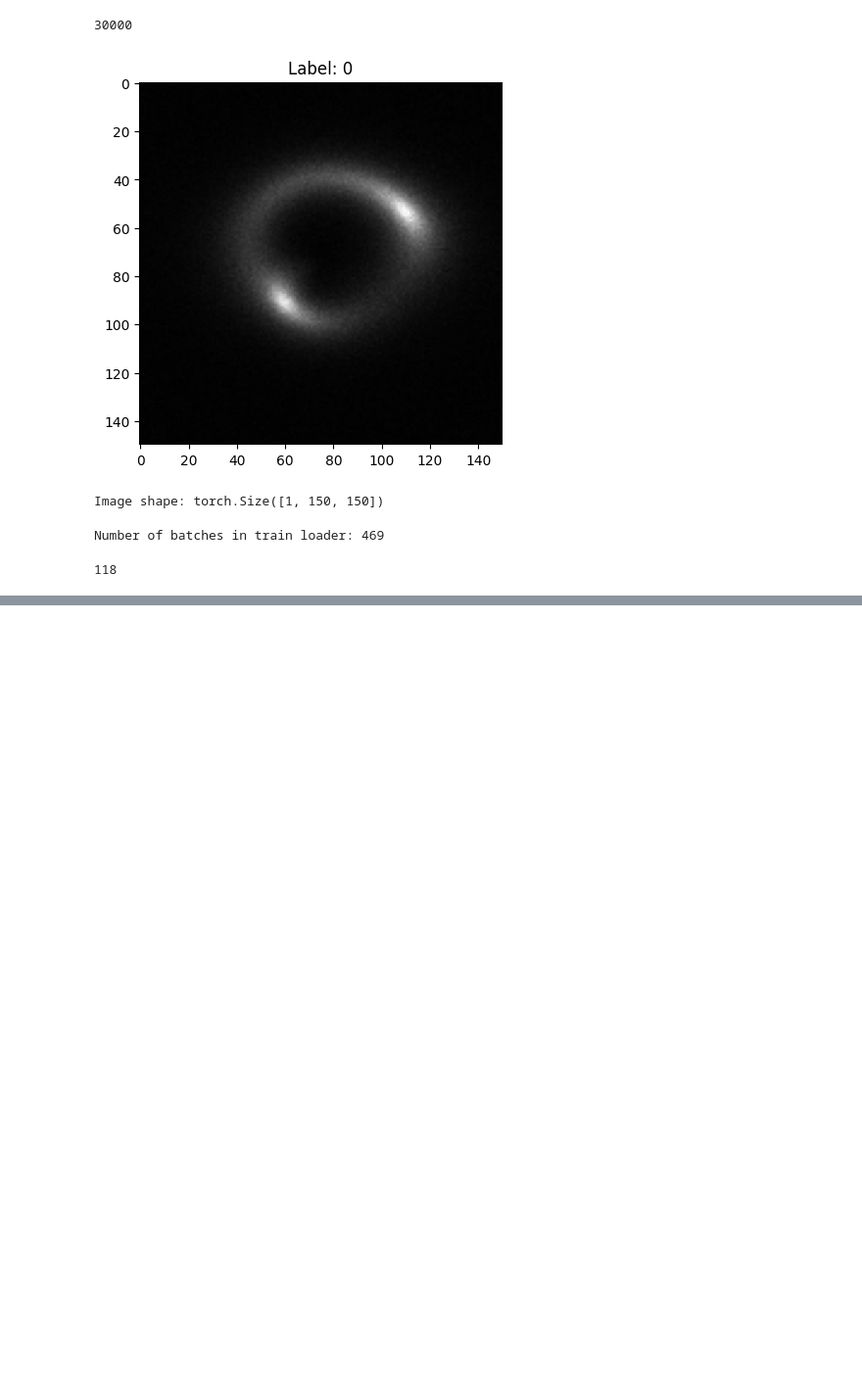
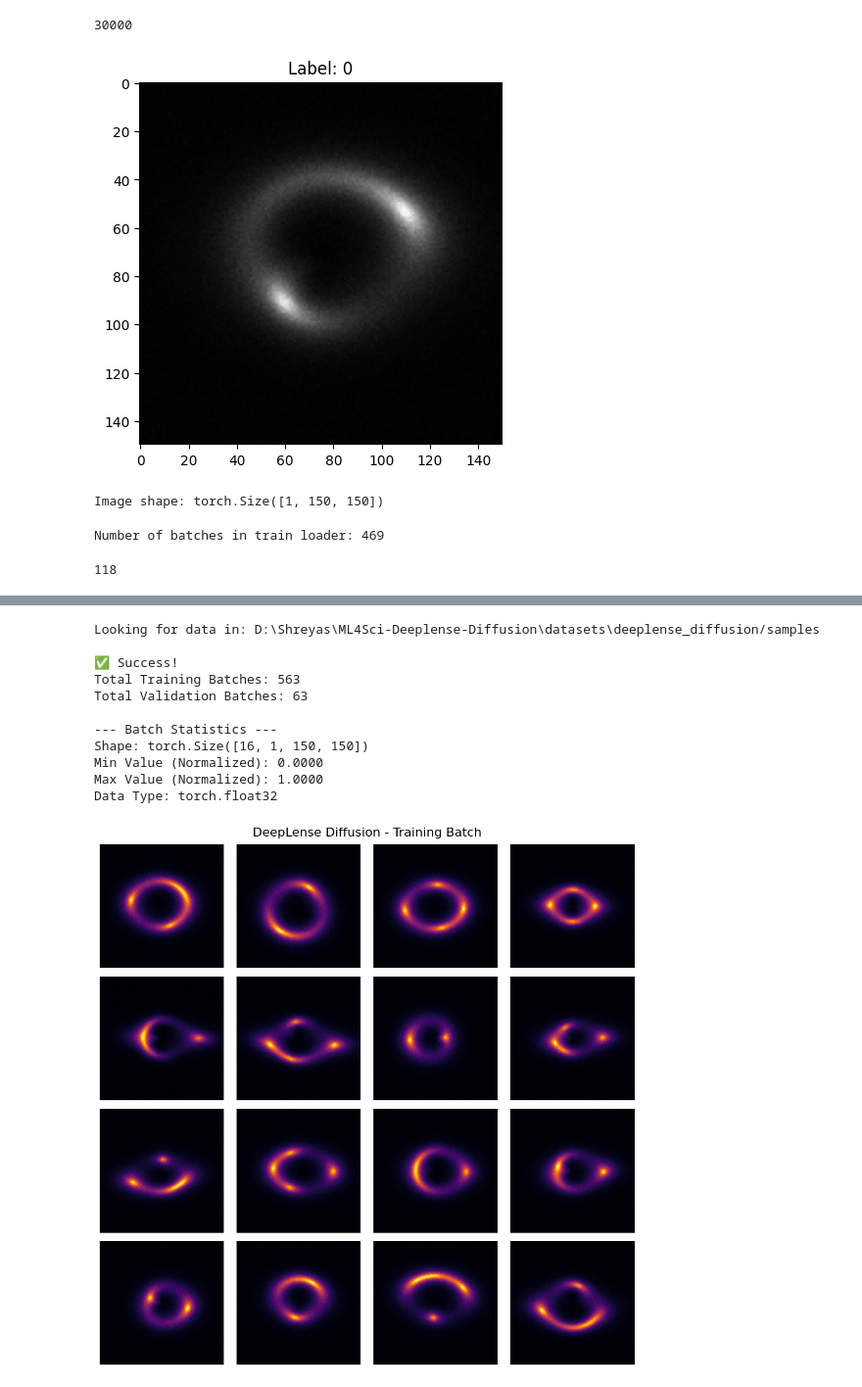
Before and after one commit to JaniShreyas/ML4Sci-Deeplense-Diffusion, a Jupyter notebook: notebooks/Initial_testing/initial_testing.ipynb, the cells around one changed output, grey strips where cells are left out. Shown at 98% size. Saved outputs shown, nothing was run; the diff lists cells and outputs as text; code cells hidden in the pictures; blank space fills up the shorter version.

```diff
--- a/notebooks/Initial_testing/initial_testing.ipynb
+++ b/notebooks/Initial_testing/initial_testing.ipynb
@@ -62,0 +83,71 @@ len(val_loader)
+# %%
+import torch
+import matplotlib.pyplot as plt
+from pathlib import Path
+
+# Import your pipeline modules
+from src.data.config import DataConfig
+from src.data.deeplense_diffusion import get_dataloaders, denormalize
+
+# 1. Mock the Hydra Config
+cfg = DataConfig(
+    data_root=root / "datasets/deeplense_diffusion",
+    image_size=150,
+    batch_size=16,
+    seed=42
+)
+
+print(f"Looking for data in: {Path(cfg.data_root).resolve()}/samples")
+
+# 2. Build the dataloaders
+try:
+    train_loader, val_loader = get_dataloaders(cfg)
+
+    print(f"\n✅ Success!")
+    print(f"Total Training Batches: {len(train_loader)}")
+    print(f"Total Validation Batches: {len(val_loader)}")
+
+    # 3. Fetch a single batch
+    images, labels = next(iter(train_loader))
+
+    print(f"\n--- Batch Statistics ---")
+    print(f"Shape: {images.shape}")
+    print(f"Min Value (Normalized): {images.min().item():.4f}")
+    print(f"Max Value (Normalized): {images.max().item():.4f}")
+    print(f"Data Type: {images.dtype}")
+
+    # 4. Denormalize for plotting (shifts [-1, 1] back to [0, 1])
+    vis_images = denormalize(images)
+
+    # 5. Plot the grid
+    fig, axes = plt.subplots(4, 4, figsize=(10, 10))
+    fig.suptitle("DeepLense Diffusion - Training Batch", fontsize=16)
+
+    for i, ax in enumerate(axes.flatten()):
+        if i < len(vis_images):
+            # Squeeze removes the channel dimension for matplotlib (1, 150, 150) -> (150, 150)
+            img_np = vis_images[i].squeeze().cpu().numpy()
+            ax.imshow(img_np, cmap='inferno') # 'inferno' or 'magma' looks great for astrophysics data
+            ax.axis('off')
+
+    plt.tight_layout()
+    plt.show()
+
+except StopIteration:
+    print("\n❌ ERROR: The dataloader is completely empty!")
+    print("Check if the .npy files are actually inside 'datasets/deeplense_diffusion/samples'")
+except Exception as e:
+    print(f"\n❌ ERROR: {e}")
+# %% [output]
+Looking for data in: D:\Shreyas\ML4Sci-Deeplense-Diffusion\datasets\deeplense_diffusion/samples
+
+✅ Success!
+Total Training Batches: 563
+Total Validation Batches: 63
+
+--- Batch Statistics ---
+Shape: torch.Size([16, 1, 150, 150])
+Min Value (Normalized): 0.0000
+Max Value (Normalized): 1.0000
+Data Type: torch.float32
+[figure, added]
```
Also changed, not shown: parts of 1 cell of this notebook, 1 other file.
